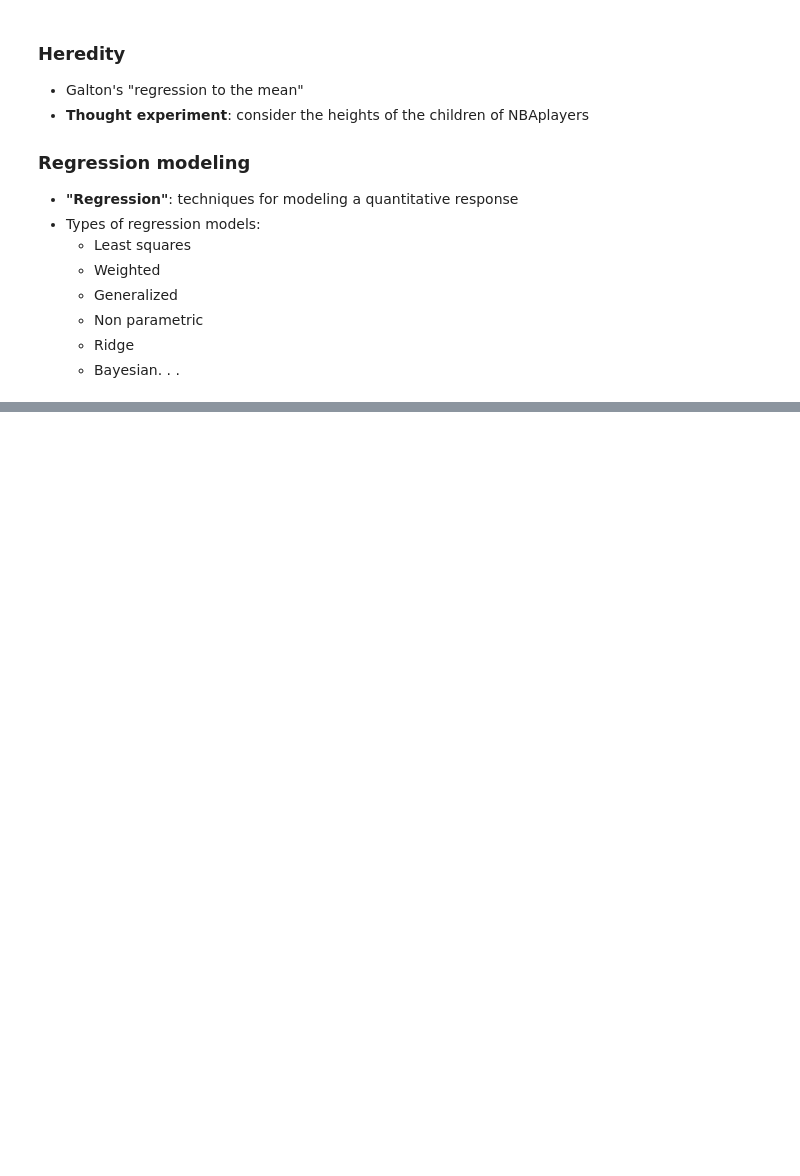
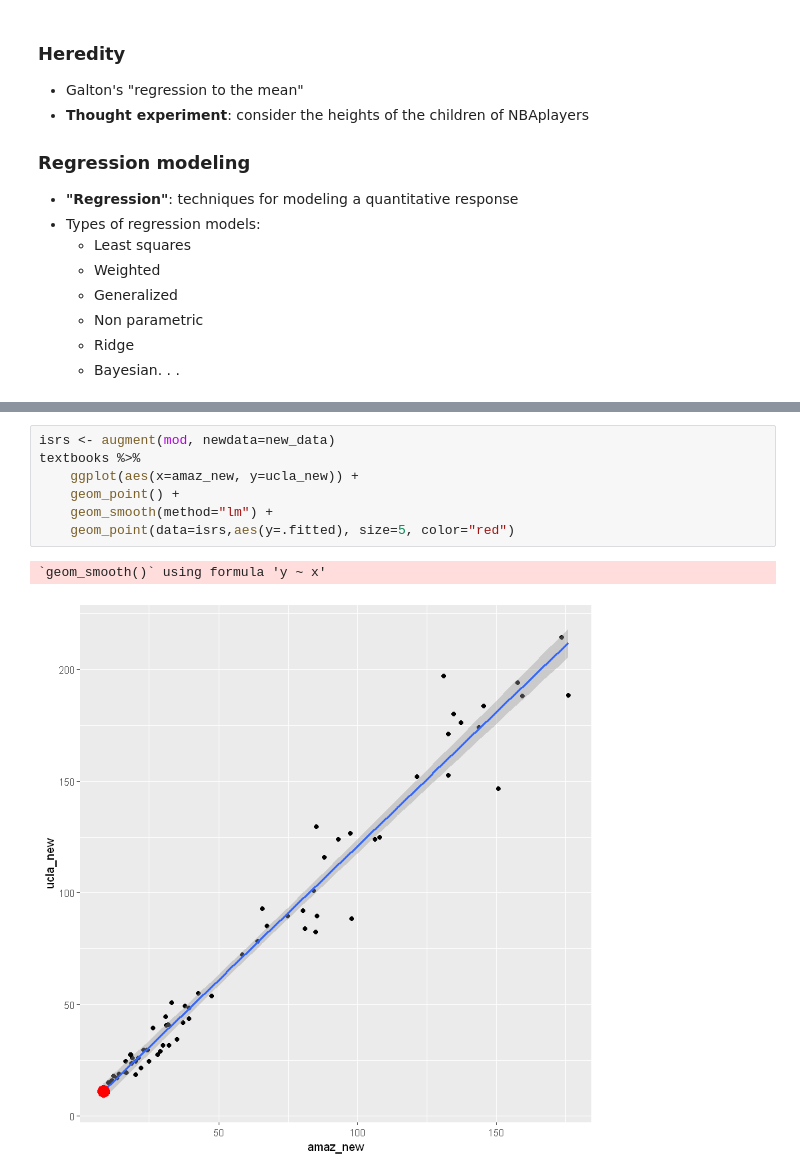
Before and after one commit to VictorOmondi1997/Correlation-and-Regression-in-R, a Jupyter notebook: Correlation and Regression in R.ipynb, the cells around one changed output, grey strips where cells are left out. Drawn from its saved outputs; the diff is of its cells as text; blank space fills up the shorter version.

```diff
--- a/Correlation and Regression in R.ipynb
+++ b/Correlation and Regression in R.ipynb
@@ -765,0 +1023,10 @@ Where $r_{X, Y}$ is the correlation (`cor()`) of $X$ and $Y$ and $s_X$ and $s_Y$
+# %%
+isrs <- augment(mod, newdata=new_data)
+textbooks %>%
+    ggplot(aes(x=amaz_new, y=ucla_new)) +
+    geom_point() +
+    geom_smooth(method="lm") +
+    geom_point(data=isrs,aes(y=.fitted), size=5, color="red")
+# %% [output]
+`geom_smooth()` using formula 'y ~ x'
+[figure, added]
```
Also changed, not shown: parts of 88 cells of this notebook.
